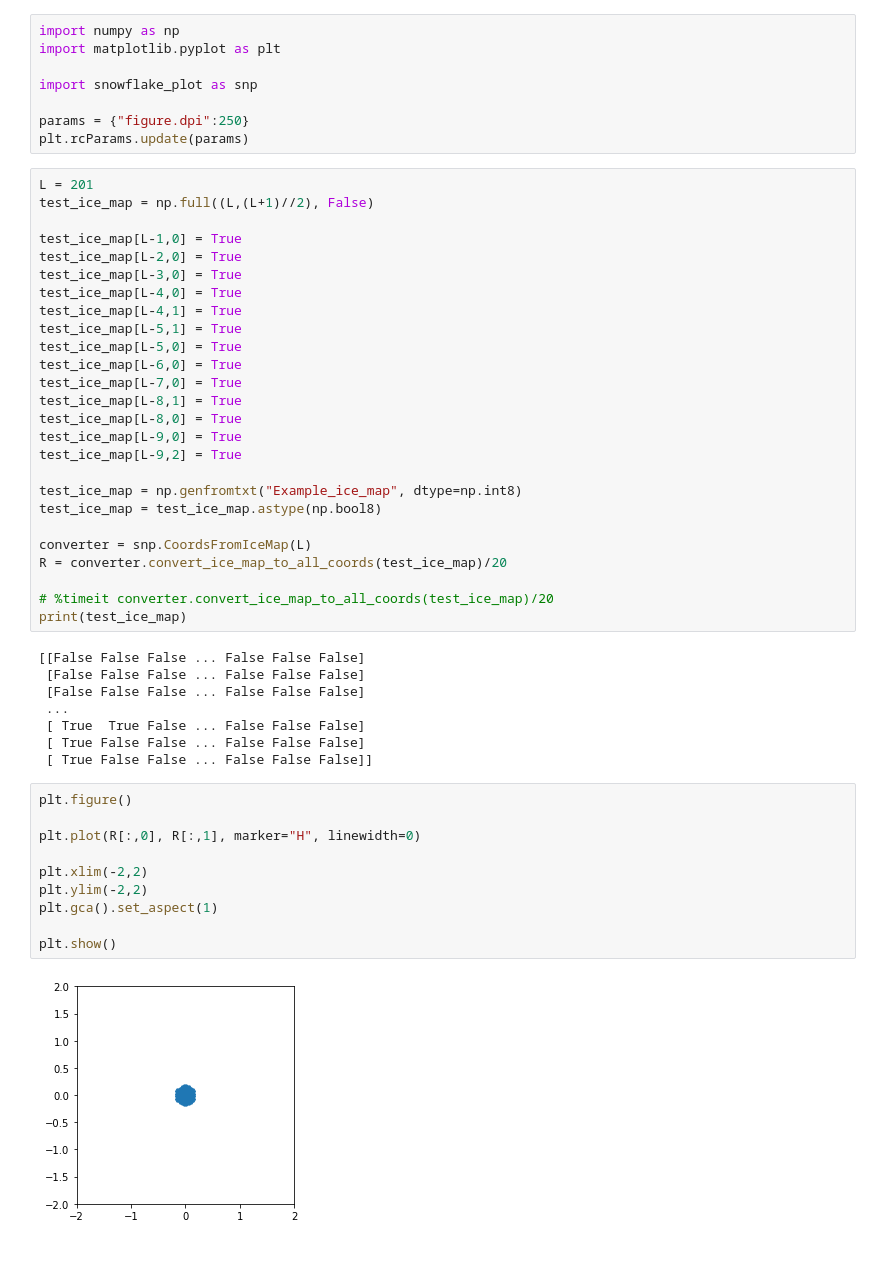
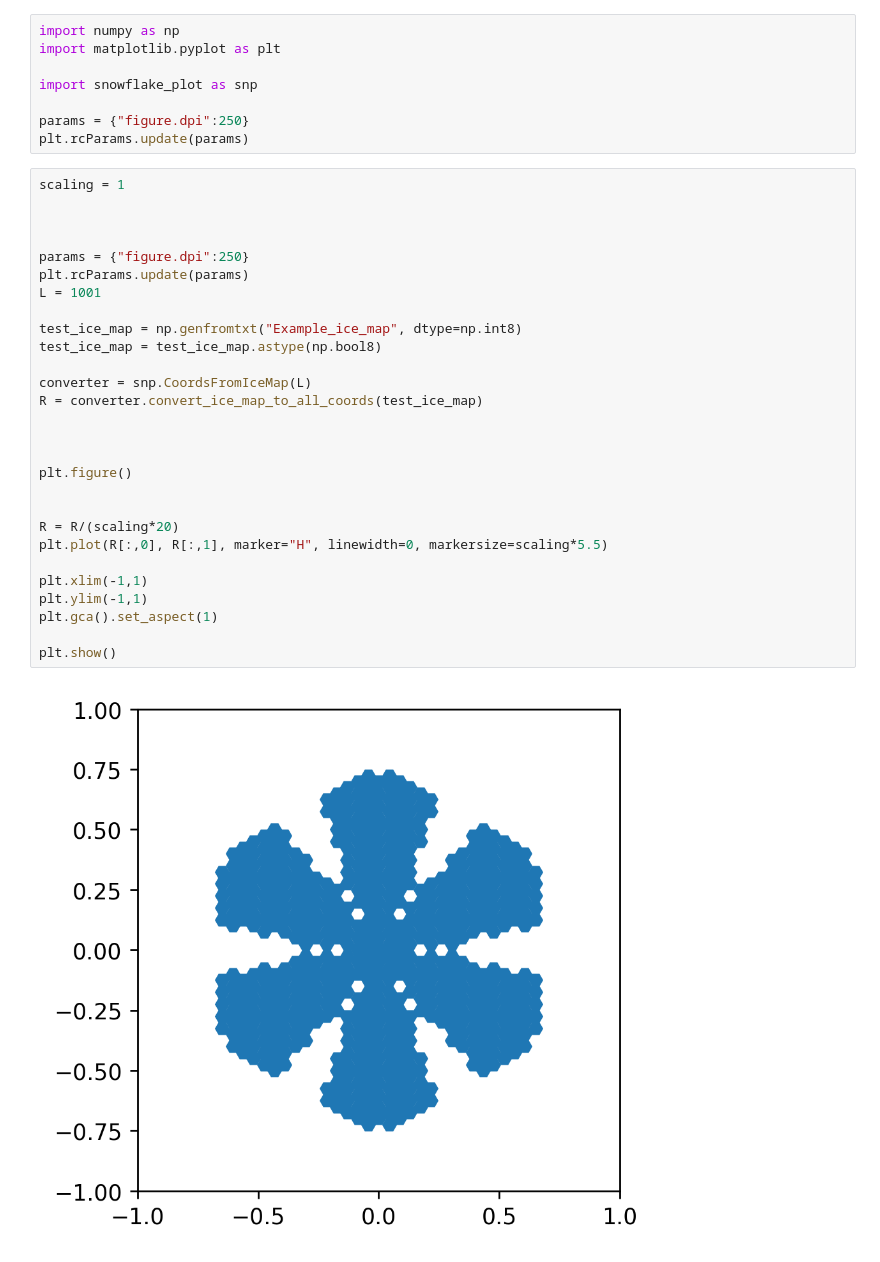
Before and after one commit to TheoNDionne/Cellular-automaton-ice, a Jupyter notebook: test_graph.ipynb, the cells around one changed output. Cells and saved outputs as stored; diff of their text form.

```diff
--- a/test_graph.ipynb
+++ b/test_graph.ipynb
@@ -6,49 +6,33 @@ import snowflake_plot as snp
 
 params = {"figure.dpi":250}
 plt.rcParams.update(params)
-# %%
-L = 201
-test_ice_map = np.full((L,(L+1)//2), False)
-
-test_ice_map[L-1,0] = True
-test_ice_map[L-2,0] = True
-test_ice_map[L-3,0] = True
-test_ice_map[L-4,0] = True
-test_ice_map[L-4,1] = True
-test_ice_map[L-5,1] = True
-test_ice_map[L-5,0] = True
-test_ice_map[L-6,0] = True
-test_ice_map[L-7,0] = True
-test_ice_map[L-8,1] = True
-test_ice_map[L-8,0] = True
-test_ice_map[L-9,0] = True
-test_ice_map[L-9,2] = True
-
-test_ice_map = np.genfromtxt("Example_ice_map", dtype=np.int8)
-test_ice_map = test_ice_map.astype(np.bool8)
-
-converter = snp.CoordsFromIceMap(L)
-R = converter.convert_ice_map_to_all_coords(test_ice_map)/20
-
-# %timeit converter.convert_ice_map_to_all_coords(test_ice_map)/20
-print(test_ice_map)
-# %% [output]
-[[False False False ... False False False]
- [False False False ... False False False]
- [False False False ... False False False]
- ...
- [ True  True False ... False False False]
- [ True False False ... False False False]
- [ True False False ... False False False]]
 # %%
+scaling = 1
+
+
+
+params = {"figure.dpi":250}
+plt.rcParams.update(params)
+L = 1001
+
+test_ice_map = np.genfromtxt("Example_ice_map", dtype=np.int8)
+test_ice_map = test_ice_map.astype(np.bool8)
+
+converter = snp.CoordsFromIceMap(L)
+R = converter.convert_ice_map_to_all_coords(test_ice_map)
+
+
+
 plt.figure()
 
-plt.plot(R[:,0], R[:,1], marker="H", linewidth=0)
 
-plt.xlim(-2,2)
-plt.ylim(-2,2)
+R = R/(scaling*20)
+plt.plot(R[:,0], R[:,1], marker="H", linewidth=0, markersize=scaling*5.5)
+
+plt.xlim(-1,1)
+plt.ylim(-1,1)
 plt.gca().set_aspect(1)
 
 plt.show()
 # %% [output]
-[figure, old version]
+[figure, new version]
```
Also changed, not shown: parts of 1 cell of this notebook, 4 other files.
